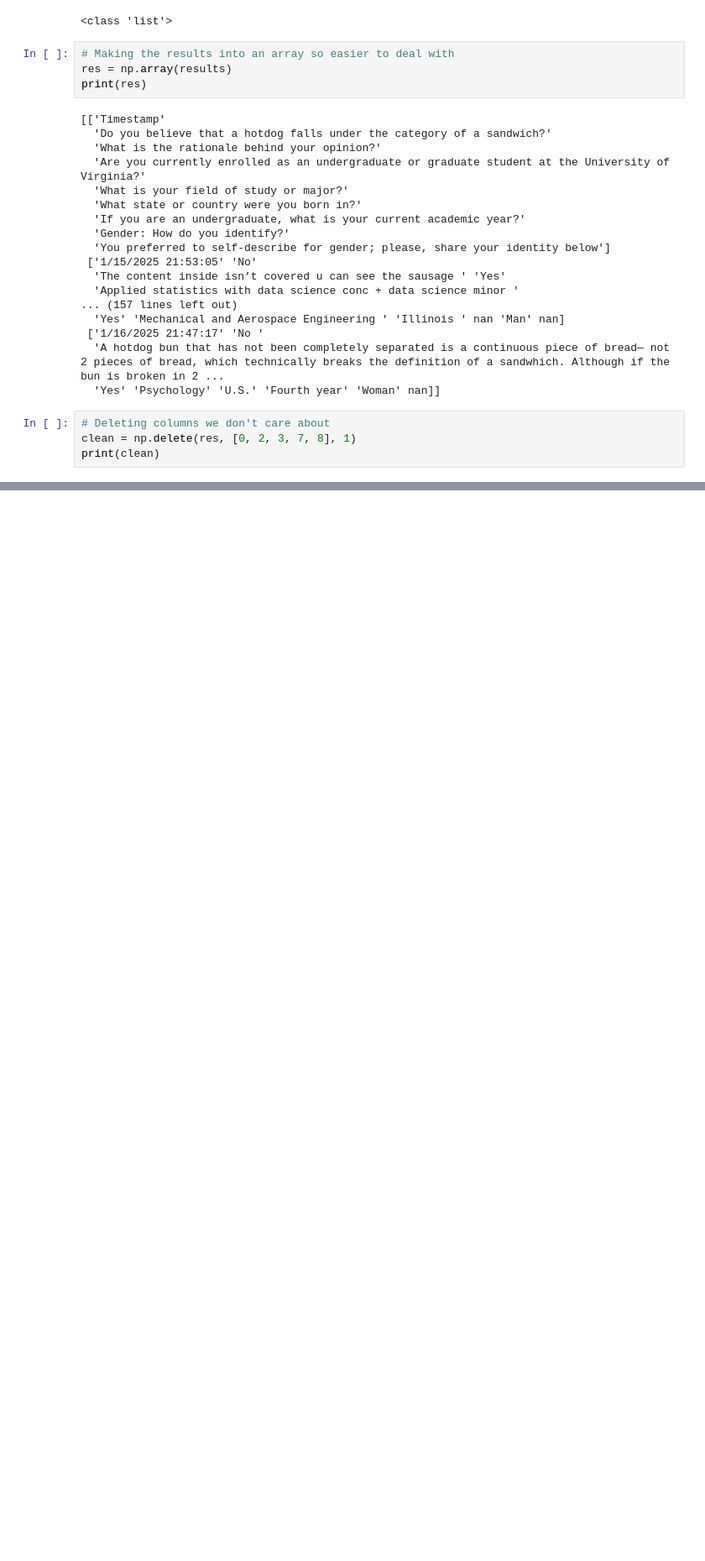
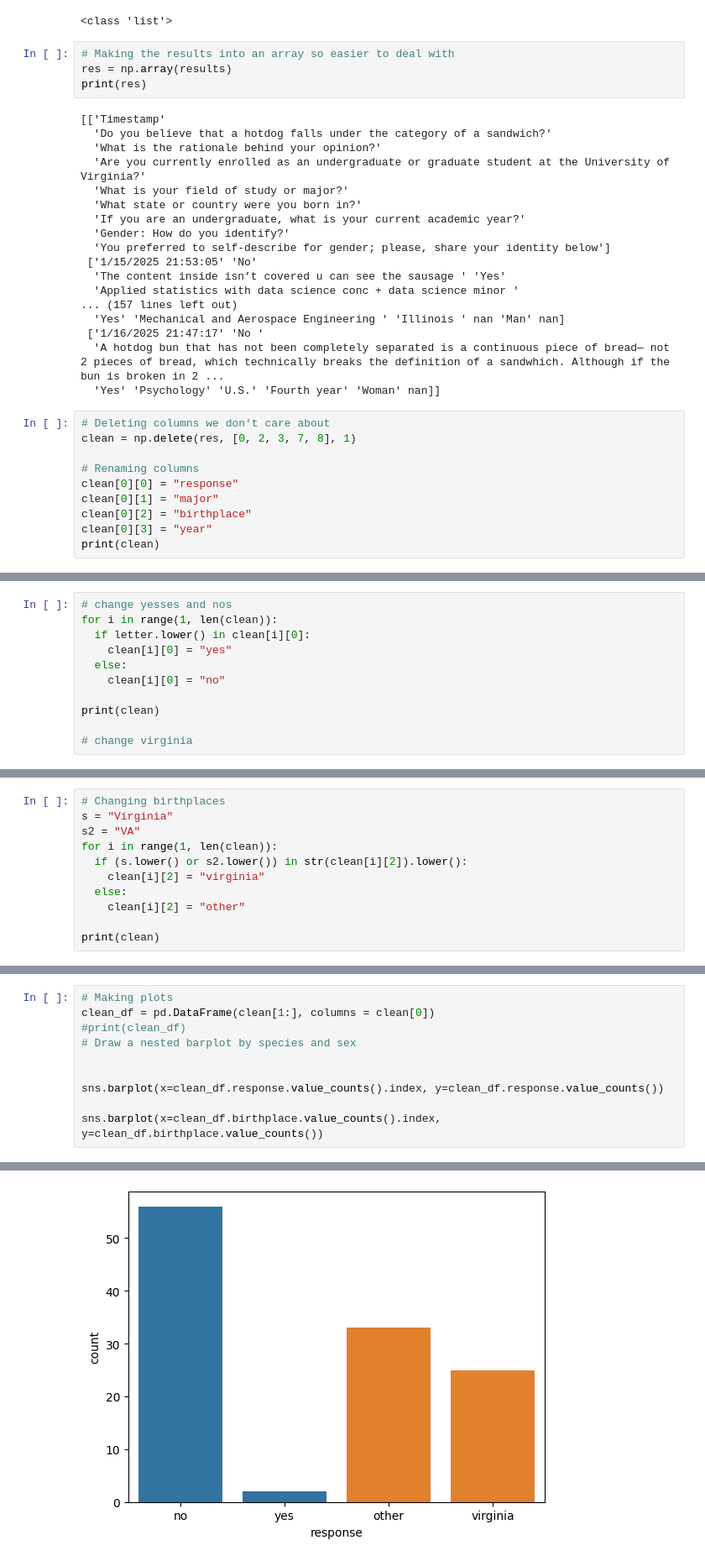
Before and after one commit to UVADS/DS-4002, a Jupyter notebook: HotDog.ipynb, the cells around one changed output, grey strips where cells are left out. Shown: that part at 84% size. Drawn from its saved outputs; the diff is of its cells as text; blank space fills up the shorter version.

```diff
--- a/HotDog.ipynb
+++ b/HotDog.ipynb
@@ -57,5 +57,11 @@ print(res)
 # %%
 # Deleting columns we don't care about
 clean = np.delete(res, [0, 2, 3, 7, 8], 1)
+
+# Renaming columns
+clean[0][0] = "response"
+clean[0][1] = "major"
+clean[0][2] = "birthplace"
+clean[0][3] = "year"
 print(clean)
 # %% [output]
@@ -76,3 +82,14 @@ print(clean)
  ['no' 'Public Policy & Leadership' 'Virginia, USA' 'Fourth year']
  ['No' 'Mechanical and Aerospace Engineering ' 'Illinois ' nan]
  ['No ' 'Psychology' 'U.S.' 'Fourth year']]
+# %%
+# change yesses and nos
+for i in range(1, len(clean)):
+  if letter.lower() in clean[i][0]:
+    clean[i][0] = "yes"
+  else:
+    clean[i][0] = "no"
+
+print(clean)
+
+# change virginia
@@ -78,0 +114,11 @@ print(clean)
+# %%
+# Changing birthplaces
+s = "Virginia"
+s2 = "VA"
+for i in range(1, len(clean)):
+  if (s.lower() or s2.lower()) in str(clean[i][2]).lower():
+    clean[i][2] = "virginia"
+  else:
+    clean[i][2] = "other"
+
+print(clean)
@@ -78,0 +143,11 @@ print(clean)
+# %%
+# Making plots
+clean_df = pd.DataFrame(clean[1:], columns = clean[0])
+#print(clean_df)
+# Draw a nested barplot by species and sex
+
+
+sns.barplot(x=clean_df.response.value_counts().index, y=clean_df.response.value_counts())
+
+sns.barplot(x=clean_df.birthplace.value_counts().index, y=clean_df.birthplace.value_counts())
+# %% [output]
@@ -78,0 +155 @@ print(clean)
+[figure, added]
```
Also changed, not shown: parts of 4 cells of this notebook.
